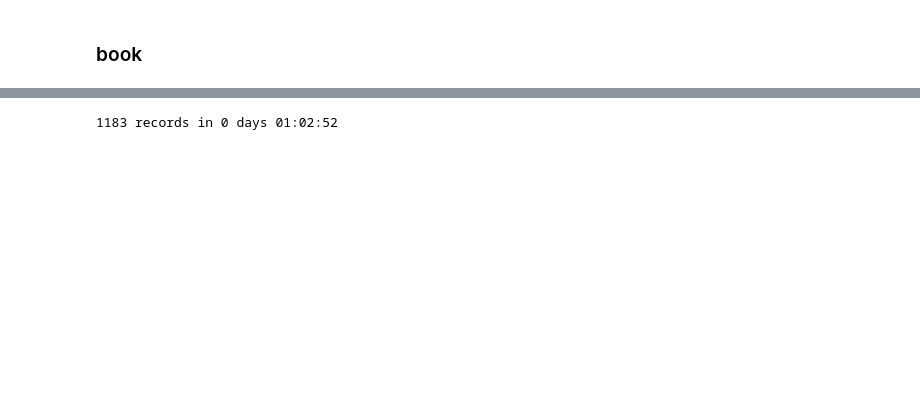
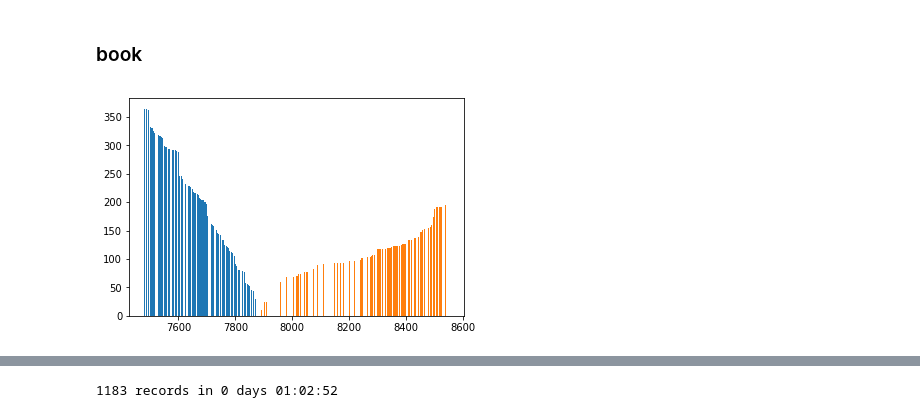
Before and after one commit to antogranell/gdax, a Jupyter notebook: price_model2.ipynb, the cells around one changed output, grey strips where cells are left out. Saved outputs shown, nothing was run; the diff lists cells and outputs as text; code cells hidden in the pictures; blank space fills up the shorter version.

```diff
--- a/price_model2.ipynb
+++ b/price_model2.ipynb
@@ -6,6 +6,7 @@ import pandas as pd
 import numpy as np
 import datetime as dt
 import time
+import math
 import matplotlib.pyplot as plt
 from scipy import stats
 from sklearn.linear_model import LinearRegression
@@ -34,8 +35,8 @@ class myWebsocketClient(cbpro.WebsocketClient):
         if msg['type'] == 'match':
             self.message_count2 += 1
             #print(self.message_count, self.message_count2)
-            self.dfm = pd.concat([self.dfm,
-                                  pd.DataFrame([msg])[['time','price','size']]], axis=0)
+            self.dfm = pd.concat([self.dfm, pd.DataFrame([msg])[['time','price','size']]], axis=0)
+            #self.dfm = pd.concat([self.dfm, pd.DataFrame([msg])], axis=0)
 
     def on_close(self):
         print("-- connection closed! --")
@@ -43,7 +44,8 @@ class myWebsocketClient(cbpro.WebsocketClient):
     def get_data(self):
         return self.dfm
 
-def get_order_book3(x, agg=True, perc=2):
+
+def get_order_book3(x, agg=True, perc=2, round_position=0.01):
 
     typs = (('asks',True),('bids',False))
     df = pd.DataFrame()
@@ -51,6 +53,8 @@ def get_order_book3(x, agg=True, perc=2):
         df_ = pd.DataFrame(x[typ[0]])[[0,1]]
         df_[0] = df_[0].map(lambda x: float(x))
         df_[1] = df_[1].map(lambda x: float(x))
+        #df_[0] = np.around(np.around(df_[0] / float(round_position)) * round_position, 2)
+
         if agg:
             df_ = df_.groupby(0).sum()
             df_ = df_.reset_index()
@@ -104,3 +108,23 @@ def time_it(t1, text=''):
         print(text, 'time:', round((t2 -t1)/3600 ,4), 'hours')
     else:
         print(text, 'time:', round((t2 -t1)/60 ,4), 'minutes')
+# %%
+plt.rcParams["figure.figsize"] = (6,4)
+
+public_client = gdax.PublicClient()
+x = public_client.get_product_order_book('BTC-EUR', level=3)
+
+dfag = get_order_book3(x, perc=5, round_position=0.01)
+
+dfag['asks_size'] = dfag['asks_size'].cumsum()
+dfag['bids_size'] = dfag['bids_size'].cumsum()
+
+x_ = dfag['bids_price']
+y_ = dfag['bids_size']
+plt.bar(x_, y_)
+
+x_ = dfag['asks_price']
+y_ = dfag['asks_size']
+plt.bar(x_, y_);
+# %% [output]
+[figure, added]
```
Also changed, not shown: parts of 8 cells of this notebook.
